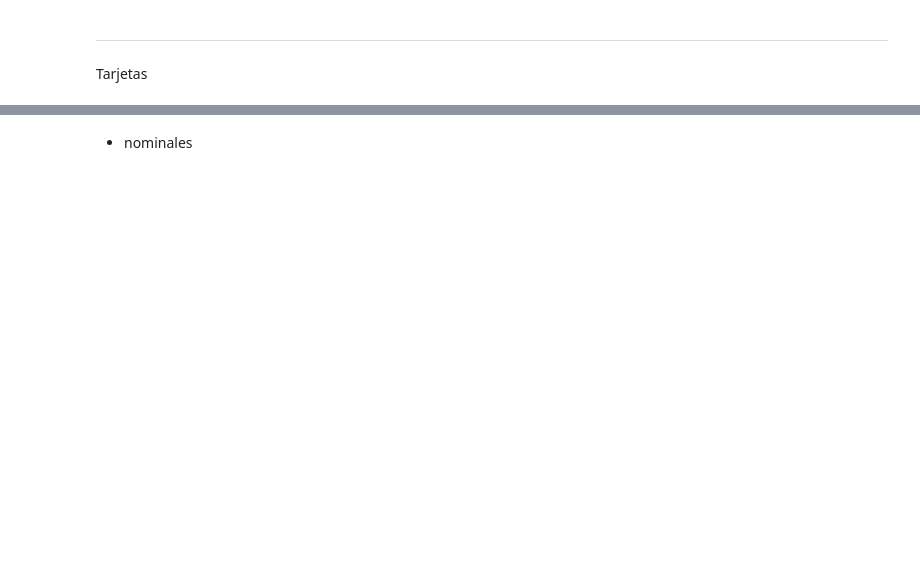
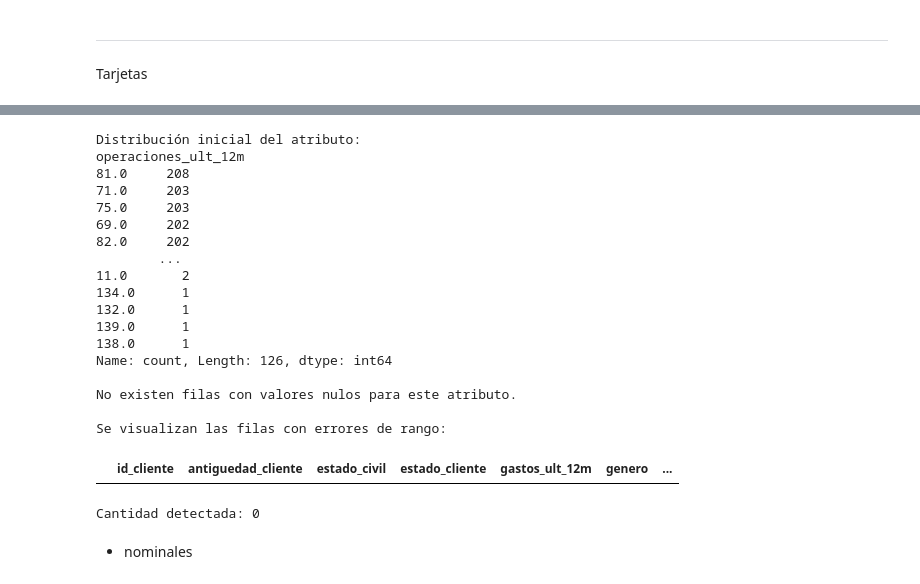
Before and after one commit to pauladomski8/13MBID-OCT2324, a Jupyter notebook: notebooks/comprension_datos/CD03-Verificacion-calidad.ipynb, the cells around one changed output, grey strips where cells are left out. Cells and saved outputs as stored; diff of their text form; code cells hidden in the pictures; blank space fills up the shorter version.

```diff
--- a/notebooks/comprension_datos/CD03-Verificacion-calidad.ipynb
+++ b/notebooks/comprension_datos/CD03-Verificacion-calidad.ipynb
@@ -512,3 +889,48 @@ print(f"Cantidad detectada: {resultado.shape[0]}")
+# %%
+#Verificar que los valores de cada atributo se encuentren dentro de los listados anexos
+
+#Atributo: operaciones_ult_12m
+
+valores = df_tarjetas['operaciones_ult_12m'].value_counts() #Conteo de ocurrencias por valor (not-null)
+print(f"Distribución inicial del atributo: \n{valores}\n")
+
+cantidad_nulos = len(df_tarjetas['operaciones_ult_12m']) - df_tarjetas['operaciones_ult_12m'].count() # Conteo de nulos
+
+if cantidad_nulos > 0:
+    print(f"Cantidad de nulos en el atributo: {cantidad_nulos}\n") # Impresión de la cantidad de nulos
+else:
+    print("No existen filas con valores nulos para este atributo.\n")
+
+
+# Se identifica y cuenta a los valores que no cumplen la condición definida
+
+resultado = df_tarjetas[df_tarjetas['operaciones_ult_12m'] < 0]
+
+print("Se visualizan las filas con errores de rango:")
+display(resultado) # Para visualizar las tuplas con valores nulos o erróneos
+
+print(f"Cantidad detectada: {resultado.shape[0]}")
+# %% [output]
+Distribución inicial del atributo:
+operaciones_ult_12m
+81.0     208
+71.0     203
+75.0     203
+69.0     202
+82.0     202
+        ...
+11.0       2
+134.0      1
+132.0      1
+139.0      1
+138.0      1
+Name: count, Length: 126, dtype: int64
+
+No existen filas con valores nulos para este atributo.
+
+Se visualizan las filas con errores de rango:
+|  | id_cliente | antiguedad_cliente | estado_civil | estado_cliente | gastos_ult_12m | genero | ... |
+Cantidad detectada: 0
 # %% [markdown]
 - nominales
 # %%
```
Also changed, not shown: parts of 16 cells of this notebook.
